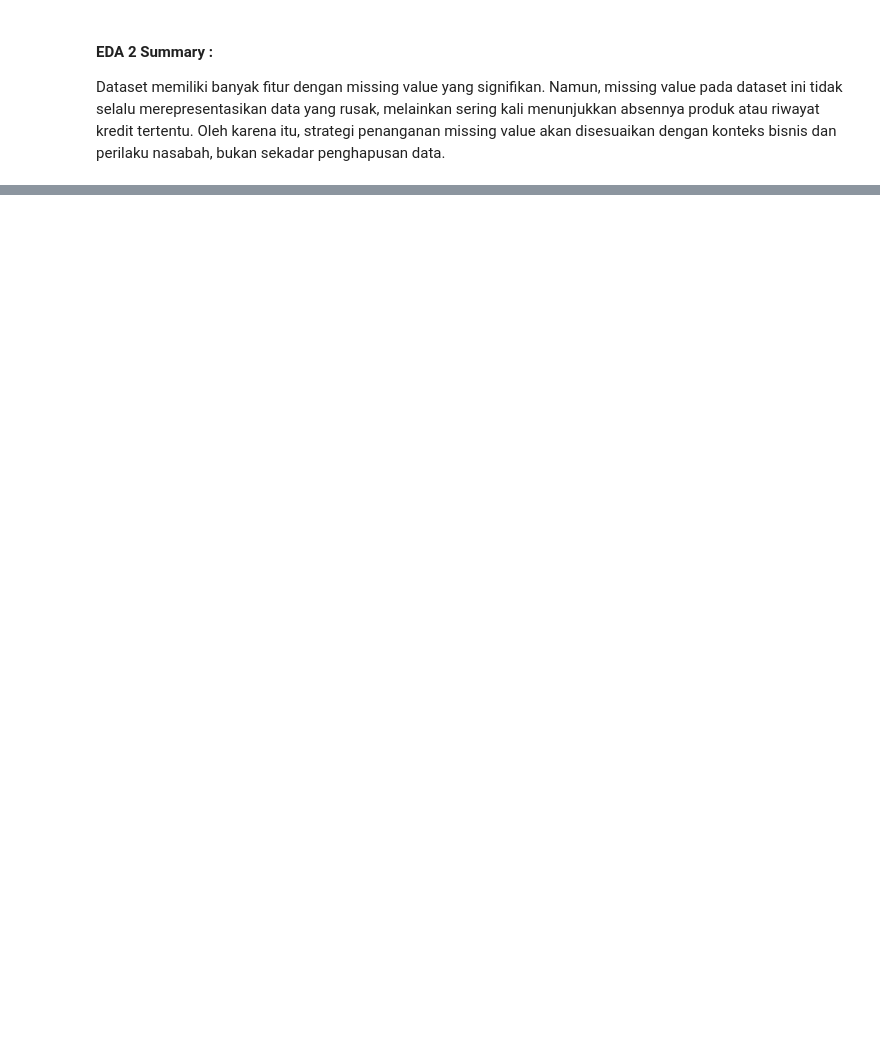
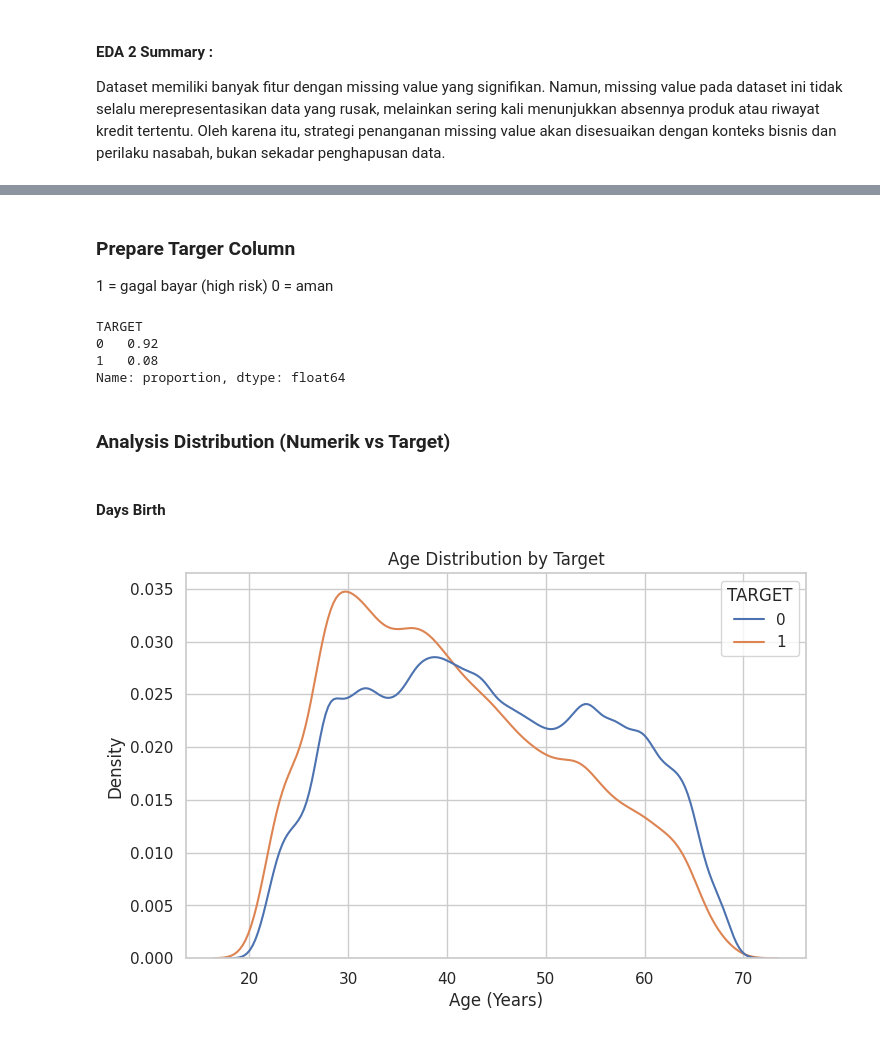
Before and after one commit to ookapratama/ML-Experiments, a Jupyter notebook: home_credit_default_risk/notebooks/eda.ipynb, the cells around one changed output, grey strips where cells are left out. Cells and saved outputs as stored; diff of their text form; code cells hidden in the pictures; blank space fills up the shorter version.

```diff
--- a/home_credit_default_risk/notebooks/eda.ipynb
+++ b/home_credit_default_risk/notebooks/eda.ipynb
@@ -282,0 +350,29 @@ Dataset memiliki banyak fitur dengan missing value yang signifikan. Namun, missi
+# %% [markdown]
+### Prepare Targer Column
+1 = gagal bayar (high risk)
+0 = aman
+# %%
+data['TARGET'].value_counts(normalize=True)
+# %% [output]
+TARGET
+0   0.92
+1   0.08
+Name: proportion, dtype: float64
+# %% [markdown]
+### Analysis Distribution (Numerik vs Target)
+# %% [markdown]
+#### Days Birth
+# %%
+data['AGE_YEARS'] = data['DAYS_BIRTH'] / -365
+
+sns.kdeplot(
+    data=data,
+    x='AGE_YEARS',
+    hue='TARGET',
+    common_norm=False
+)
+plt.title('Age Distribution by Target')
+plt.xlabel('Age (Years)')
+plt.show()
+# %% [output]
+[figure, added]
```
Also changed, not shown: parts of 28 cells of this notebook.
